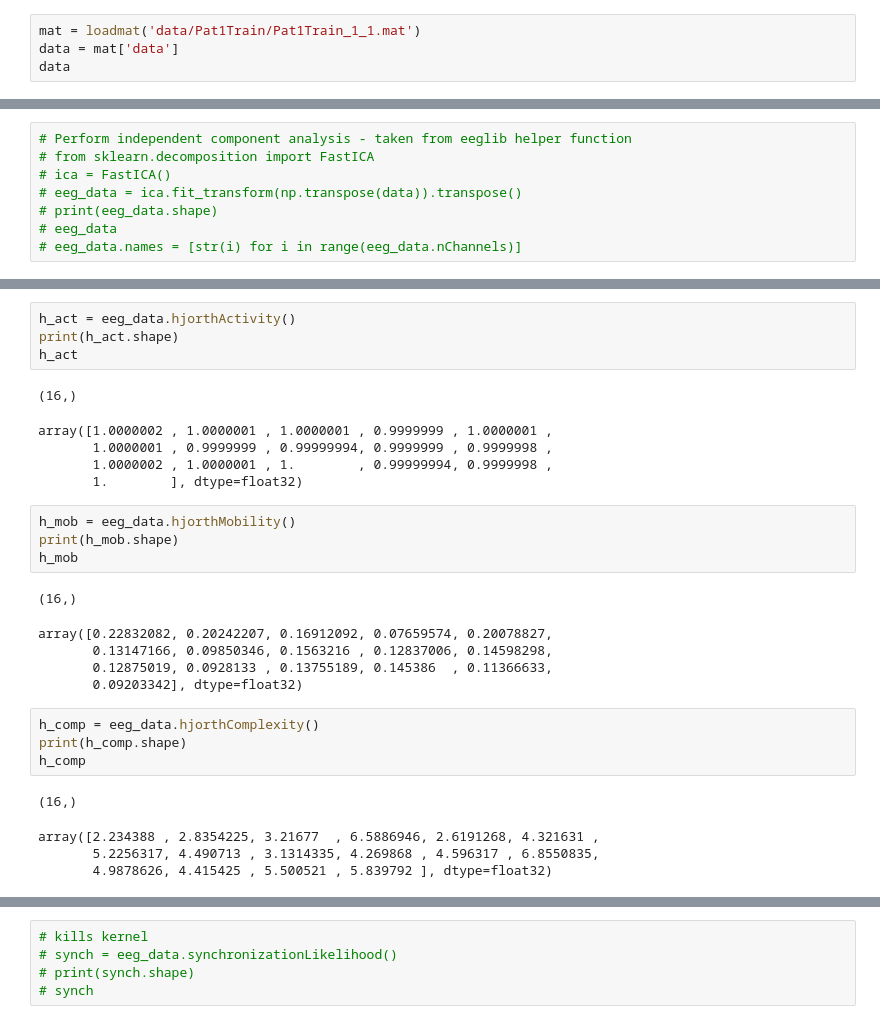
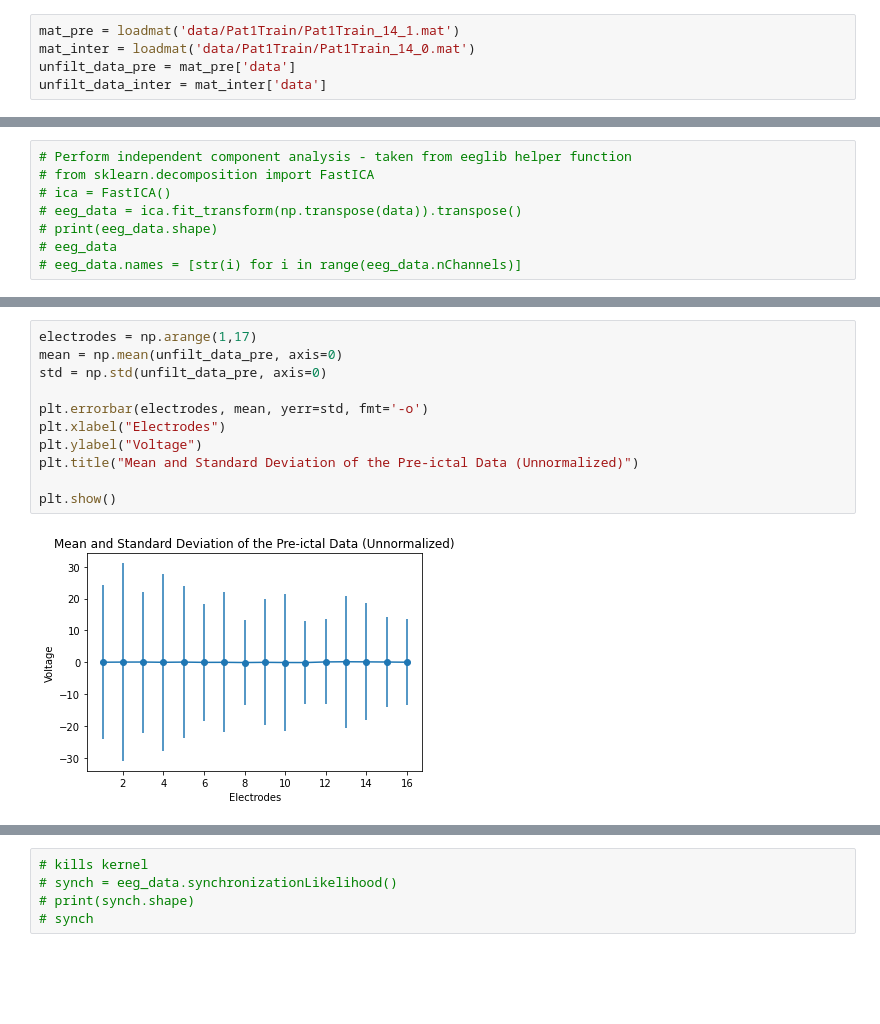
Before and after one commit to HannahSLee14/EE460J_final_project_seizure_prediction, a Jupyter notebook: FeatureExtraction.ipynb, the cells around one changed output, grey strips where cells are left out. Cells and saved outputs as stored; diff of their text form; blank space fills up the shorter version.

Commit message:
Updates FeatureExtraction notebook and adds graphs created

```diff
--- a/FeatureExtraction.ipynb
+++ b/FeatureExtraction.ipynb
@@ -16,6 +15,7 @@ from tqdm import tqdm
 # %%
 import eeglib
 # %%
-mat = loadmat('data/Pat1Train/Pat1Train_1_1.mat')
-data = mat['data']
-data
+mat_pre = loadmat('data/Pat1Train/Pat1Train_14_1.mat')
+mat_inter = loadmat('data/Pat1Train/Pat1Train_14_0.mat')
+unfilt_data_pre = mat_pre['data']
+unfilt_data_inter = mat_inter['data']
@@ -198,29 +167,13 @@ array([2.08974159, 2.09005442, 2.08523611, 2.08536825, 2.09797317,
-# %%
-h_act = eeg_data.hjorthActivity()
-print(h_act.shape)
-h_act
-# %% [output]
-(16,)
-array([1.0000002 , 1.0000001 , 1.0000001 , 0.9999999 , 1.0000001 ,
-       1.0000001 , 0.9999999 , 0.99999994, 0.9999999 , 0.9999998 ,
-       1.0000002 , 1.0000001 , 1.        , 0.99999994, 0.9999998 ,
-       1.        ], dtype=float32)
-# %%
-h_mob = eeg_data.hjorthMobility()
-print(h_mob.shape)
-h_mob
-# %% [output]
-(16,)
-array([0.22832082, 0.20242207, 0.16912092, 0.07659574, 0.20078827,
-       0.13147166, 0.09850346, 0.1563216 , 0.12837006, 0.14598298,
-       0.12875019, 0.0928133 , 0.13755189, 0.145386  , 0.11366633,
-       0.09203342], dtype=float32)
-# %%
-h_comp = eeg_data.hjorthComplexity()
-print(h_comp.shape)
-h_comp
-# %% [output]
-(16,)
-array([2.234388 , 2.8354225, 3.21677  , 6.5886946, 2.6191268, 4.321631 ,
-       5.2256317, 4.490713 , 3.1314335, 4.269868 , 4.596317 , 6.8550835,
-       4.9878626, 4.415425 , 5.500521 , 5.839792 ], dtype=float32)
+# %%
+electrodes = np.arange(1,17)
+mean = np.mean(unfilt_data_pre, axis=0)
+std = np.std(unfilt_data_pre, axis=0)
+
+plt.errorbar(electrodes, mean, yerr=std, fmt='-o')
+plt.xlabel("Electrodes")
+plt.ylabel("Voltage")
+plt.title("Mean and Standard Deviation of the Pre-ictal Data (Unnormalized)")
+
+plt.show()
+# %% [output]
+[figure, added]
```
Also changed, not shown: parts of 65 cells of this notebook, 25 other files.
